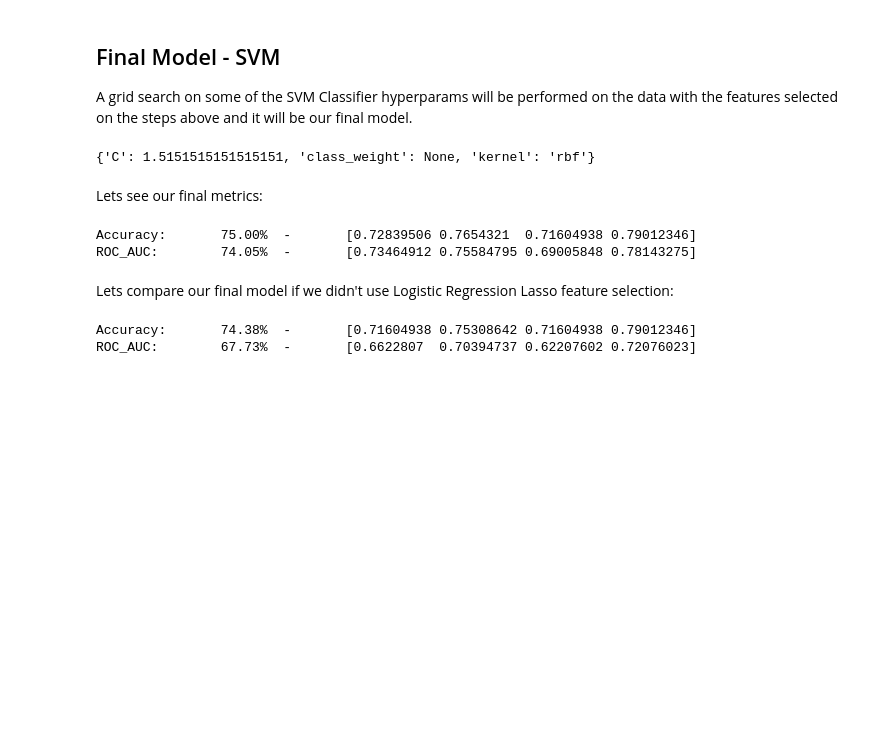
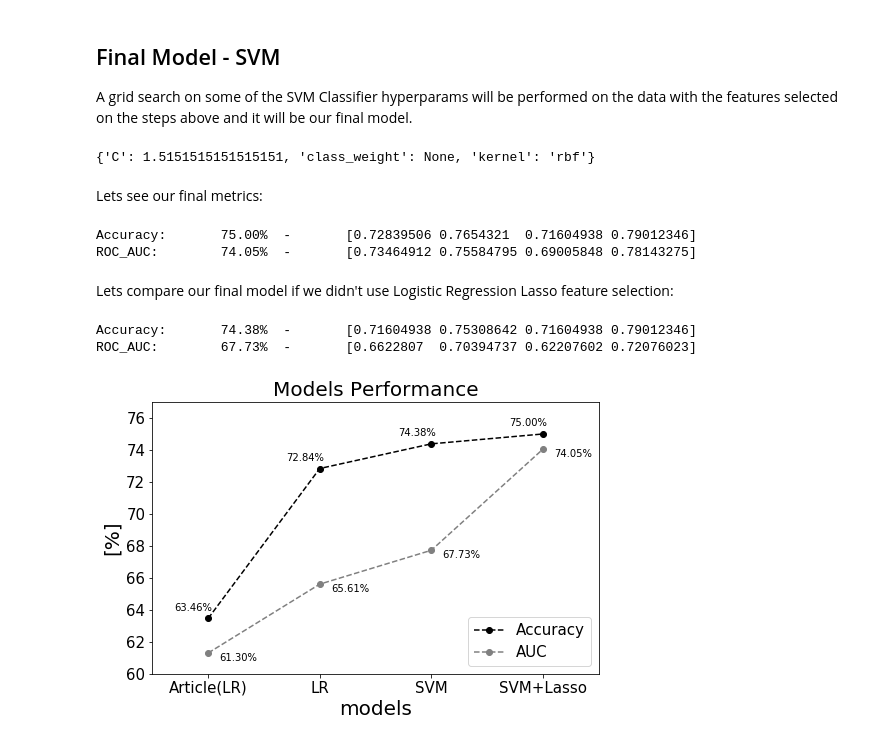
Before and after one commit to jardsantos/recpad_project, a Jupyter notebook: recpad.ipynb, the cells around one changed output. Saved outputs shown, nothing was run; the diff lists cells and outputs as text; code cells hidden in the pictures; blank space fills up the shorter version.

```diff
--- a/recpad.ipynb
+++ b/recpad.ipynb
@@ -195,0 +193,9 @@ This took 0.164s
+# %%
+lr_acc = cross_val_score(lr, X_norm, y, cv=skf, scoring='accuracy')
+lr_auc = cross_val_score(lr, X_norm, y, cv=skf, scoring='roc_auc')
+
+print('Accuracy:\t%.2f%%\t-\t' % (100*lr_acc.mean()), end='')
+print(lr_acc)
+
+print('ROC_AUC:\t%.2f%%\t-\t' % (100*lr_auc.mean()), end='')
+print(lr_auc)
@@ -259,18 +267,38 @@ Accuracy:       75.00%  -       [0.72839506 0.7654321  0.71604938 0.79012346]
 ROC_AUC:        74.05%  -       [0.73464912 0.75584795 0.69005848 0.78143275]
 # %% [markdown]
 Lets compare our final model if we didn't use Logistic Regression Lasso feature selection:
-# %%
-print('Accuracy:\t%.2f%%\t-\t' % (100*cross_val_score(svm,
-                                                     X_norm,
-                                                     y, cv=skf, scoring='accuracy').mean()),
-      end='')
-print(cross_val_score(svm, X_norm, y, cv=skf, scoring='accuracy'))
-
-print('ROC_AUC:\t%.2f%%\t-\t' % (100*cross_val_score(svm,
-                                                     X_norm,
-                                                     y, cv=skf, scoring='roc_auc').mean()),
-      end='')
-print(cross_val_score(svm, X_norm, y, cv=skf, scoring='roc_auc'))
-# %% [output]
-Accuracy:       74.38%  -       [0.71604938 0.75308642 0.71604938 0.79012346]
-ROC_AUC:        67.73%  -       [0.6622807  0.70394737 0.62207602 0.72076023]
+# %%
+svm_acc = cross_val_score(svm, X_norm, y, cv=skf, scoring='accuracy')
+svm_auc = cross_val_score(svm, X_norm, y, cv=skf, scoring='roc_auc')
+
+print('Accuracy:\t%.2f%%\t-\t' % (100*svm_acc.mean()), end='')
+print(svm_acc)
+
+print('ROC_AUC:\t%.2f%%\t-\t' % (100*svm_auc.mean()), end='')
+print(svm_auc)
+# %% [output]
+Accuracy:       74.38%  -       [0.71604938 0.75308642 0.71604938 0.79012346]
+ROC_AUC:        67.73%  -       [0.6622807  0.70394737 0.62207602 0.72076023]
+# %%
+fig, ax = plt.subplots(figsize=((8,5)))
+ax.plot(np.arange(4),[100*0.6346, 100*lr_acc.mean(), 100*svm_acc.mean(), 100*svm_final_acc.mean()],
+        'o--', label='Accuracy', color='black')
+ax.plot(np.arange(4),[100*0.6130, 100*lr_auc.mean(), 100*svm_auc.mean(), 100*svm_final_auc.mean()],
+        'o--', label='AUC', color='gray')
+
+ax.set_xticks(np.arange(4))
+ax.tick_params(labelsize=15)
+ax.set_xticklabels(['Article(LR)', 'LR', 'SVM', 'SVM+Lasso'])
+ax.set_xlim(-0.5,3.5)
+ax.set_ylim(60,77)
+ax.legend(loc='lower right', fontsize=15)
+ax.set_ylabel('[%]', fontsize=20)
+ax.set_xlabel('models', fontsize=20)
+ax.set_title('Models Performance', fontsize=20)
+for i,j in zip(np.arange(4), [100*0.6346, 100*lr_acc.mean(), 100*svm_acc.mean(), 100*svm_final_acc.mean()]):
+    ax.text(x=i-0.3,y=j+0.5,s=('%.2f%%' % j))
+for i,j in zip(np.arange(4), [100*0.6130, 100*lr_auc.mean(), 100*svm_auc.mean(), 100*svm_final_auc.mean()]):
+    ax.text(x=i+0.1,y=j-0.5,s=('%.2f%%' % j))
+plt.show()
+# %% [output]
+[figure, added]
```
Also changed, not shown: parts of 12 cells of this notebook.
